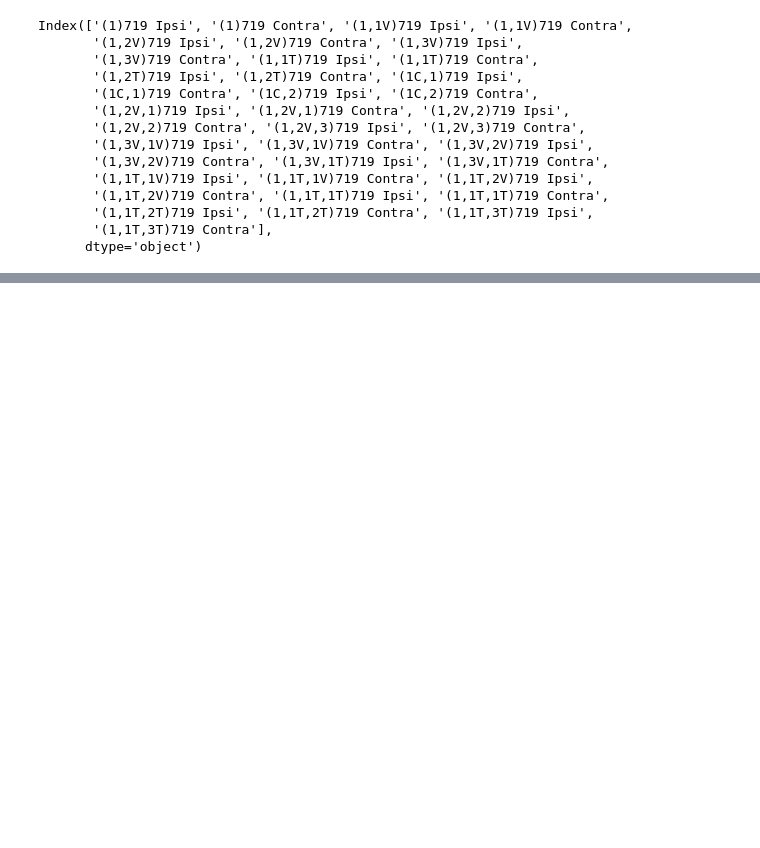
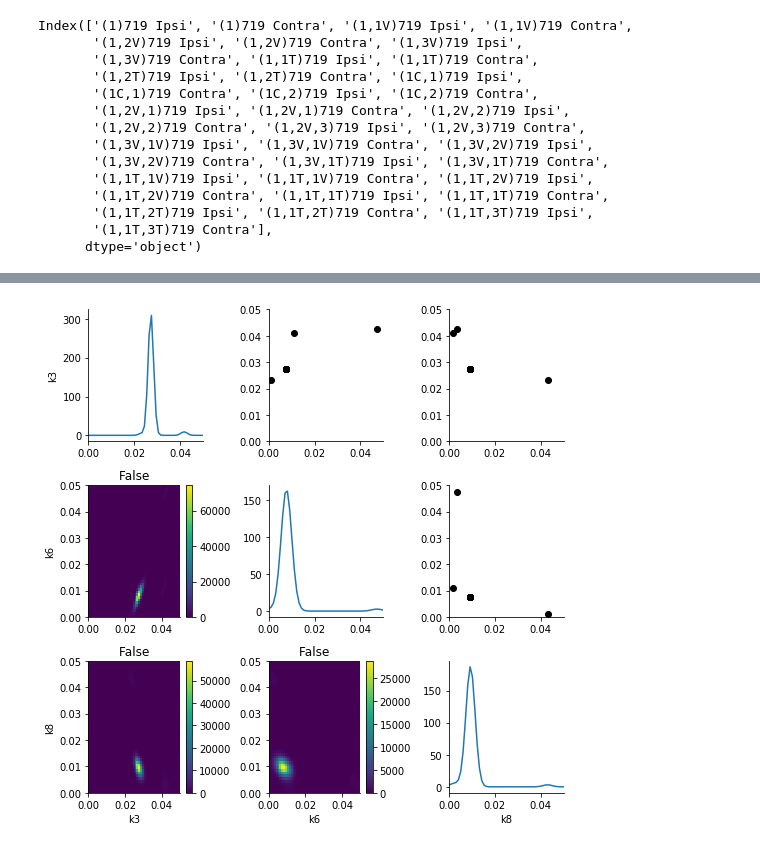
Before and after one commit to HuairenZhang/glioblastoma, a Jupyter notebook: pyABC_new_model.ipynb, the cells around one changed output, grey strips where cells are left out. Drawn from its saved outputs; the diff is of its cells as text; code cells hidden in the pictures; blank space fills up the shorter version.

Commit message:
results presented with plots

```diff
--- a/pyABC_new_model.ipynb
+++ b/pyABC_new_model.ipynb
@@ -60,11 +60,11 @@ parameters = {
 
 countingTimePoints = np.array([80,65,70])
 
-testParameters = {
-    "k3": 0.15,
-    "k6": 0.15,
-    "k8": 0.1
-}
+# testParameters = {
+#     "k3": 0.15,
+#     "k6": 0.15,
+#     "k8": 0.1
+# }
 # %%
 def clonalGrowth(inject, testParameters, time):
     k1 = parameters["k1"]
@@ -397,18 +408,18 @@ distancePopulation(ksStatistic, simBarFreq, expBarFreq)
 Now we are search for the best fitting parameters using pyABC.
 # %%
-# limits = dict(k3 = (0, 0.15),
-#               k6 = (0, 0.16),
-#               k8 = (0, 0.55))
+limits = dict(k3 = (0, 0.05),
+              k6 = (0, 0.05),
+              k8 = (0, 0.05))
 
-# parameter_prior = Distribution(**{key: RV("uniform", a, b - a)
-#                         for key, (a,b) in limits.items()})
+parameter_prior = Distribution(**{key: RV("uniform", a, b - a)
+                        for key, (a,b) in limits.items()})
 
-# db_path = pyabc.create_sqlite_db_id(file_ = "glioblatomaNewModel.db")
+db_path = pyabc.create_sqlite_db_id(file_ = "glioblatomaNewModel.db")
 
-# abc = ABCSMC(models = determineTestParameters,
-#              parameter_priors = parameter_prior,
-#              distance_function = partial(distancePopulation,ksStatistic),
-#              population_size=50,
-#              transitions=LocalTransition(k_fraction=.3))
+abc = ABCSMC(models = determineTestParameters,
+             parameter_priors = parameter_prior,
+             distance_function = partial(distancePopulation,ksStatistic),
+             population_size=64,
+             transitions=LocalTransition(k_fraction=.3))
 
-# abc.new(db_path, expBarFreq);
+abc.new(db_path, expBarFreq);
@@ -415,2 +428,2 @@ Now we are search for the best fitting parameters using pyABC.
 # %%
-# h = abc.run(minimum_epsilon=0.1, max_nr_populations=5)
+h = abc.run(minimum_epsilon=0.75, max_nr_populations=3)
@@ -422,7 +459,9 @@ Now we are search for the best fitting parameters using pyABC.
 #                 ymin=0, ymax=0.8, numy=300)
 #     ax.set_title("Posterior t={}".format(t))
 # %%
-# from pyabc.visualization import plot_kde_matrix
+from pyabc.visualization import plot_kde_matrix
 
-# df, w = h.get_distribution(m=0)
-# plot_kde_matrix(df, w, limits=limits);
+df, w = h.get_distribution(m=0)
+plot_kde_matrix(df, w, limits=limits);
+# %% [output]
+[figure, added]
```
Also changed, not shown: parts of 15 cells of this notebook.
